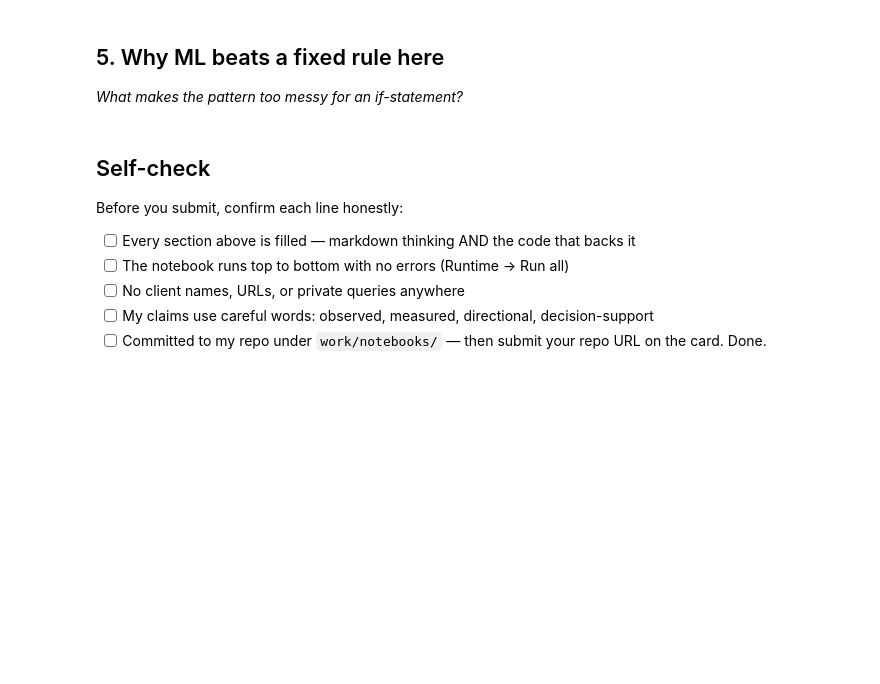
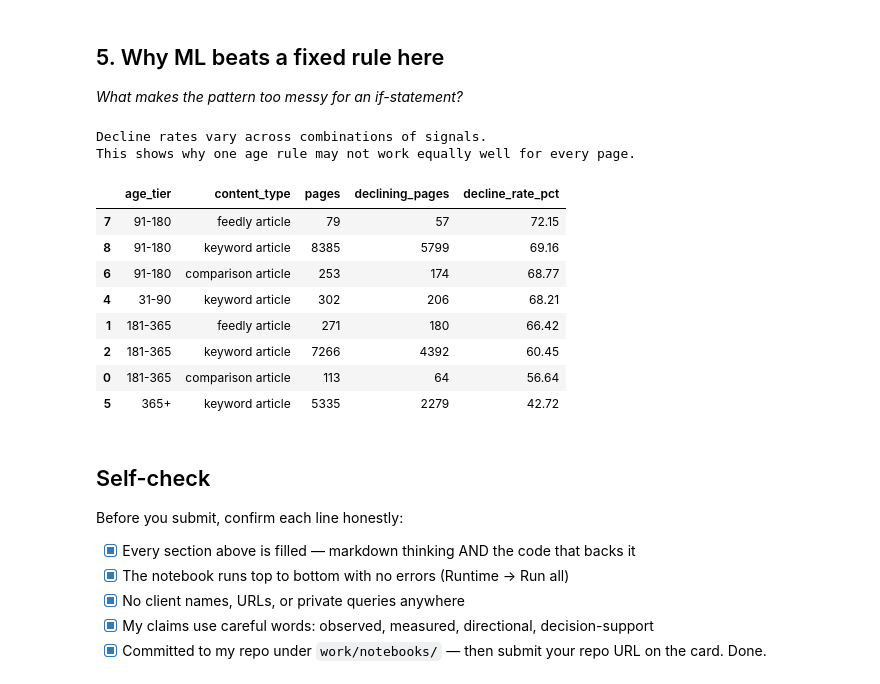
Before and after one commit to Syed-Aali-Hasnain-Jafry/flyrank-ml-internship, a Jupyter notebook: work/notebooks/w02_ml_task_framing.ipynb, the cells around one changed output. Drawn from its saved outputs; the diff is of its cells as text; code cells hidden in the pictures; blank space fills up the shorter version.

```diff
--- a/work/notebooks/w02_ml_task_framing.ipynb
+++ b/work/notebooks/w02_ml_task_framing.ipynb
@@ -26,13 +182,62 @@ This skeleton is yours to fill. Work the sections **in order** — each one has
 ## 5. Why ML beats a fixed rule here
 
 *What makes the pattern too messy for an if-statement?*
+# %%
+# Examine whether decline rates differ across combinations of page age and content type
+group_check = (
+    lane_df
+    .groupby(
+        ["age_tier", "content_type"],
+        dropna=False
+    )
+    .agg(
+        pages=("content_id", "count"),
+        declining_pages=("is_declining_proxy", "sum"),
+        decline_rate=("is_declining_proxy", "mean")
+    )
+    .reset_index()
+)
+
+# Keep groups large enough to make the comparison more meaningful
+group_check = group_check[group_check["pages"] >= 30].copy()
+group_check["decline_rate_pct"] = (
+    group_check["decline_rate"] * 100
+).round(2)
+
+print("Decline rates vary across combinations of signals.")
+print("This shows why one age rule may not work equally well for every page.")
+
+group_check[
+    [
+        "age_tier",
+        "content_type",
+        "pages",
+        "declining_pages",
+        "decline_rate_pct"
+    ]
+].sort_values(
+    "decline_rate_pct",
+    ascending=False
+).head(12)
+# %% [output]
+Decline rates vary across combinations of signals.
+This shows why one age rule may not work equally well for every page.
+|  | age_tier | content_type | pages | declining_pages | decline_rate_pct |
+| 7 | 91-180 | feedly article | 79 | 57 | 72.15 |
+| 8 | 91-180 | keyword article | 8385 | 5799 | 69.16 |
+| 6 | 91-180 | comparison article | 253 | 174 | 68.77 |
+| 4 | 31-90 | keyword article | 302 | 206 | 68.21 |
+| 1 | 181-365 | feedly article | 271 | 180 | 66.42 |
+| 2 | 181-365 | keyword article | 7266 | 4392 | 60.45 |
+| 0 | 181-365 | comparison article | 113 | 64 | 56.64 |
+| 5 | 365+ | keyword article | 5335 | 2279 | 42.72 |
 # %% [markdown]
 ## Self-check
 
 Before you submit, confirm each line honestly:
 
-- [ ] Every section above is filled — markdown thinking AND the code that backs it
-- [ ] The notebook runs top to bottom with no errors (Runtime → Run all)
-- [ ] No client names, URLs, or private queries anywhere
-- [ ] My claims use careful words: observed, measured, directional, decision-support
-- [ ] Committed to my repo under `work/notebooks/` — then submit your repo URL on the card. Done.
+- [x] Every section above is filled — markdown thinking AND the code that backs it
+- [x] The notebook runs top to bottom with no errors (Runtime → Run all)
+- [x] No client names, URLs, or private queries anywhere
+- [x] My claims use careful words: observed, measured, directional, decision-support
+- [x] Committed to my repo under `work/notebooks/` — then submit your repo URL on the card. Done.
```
Also changed, not shown: parts of 12 cells of this notebook.
